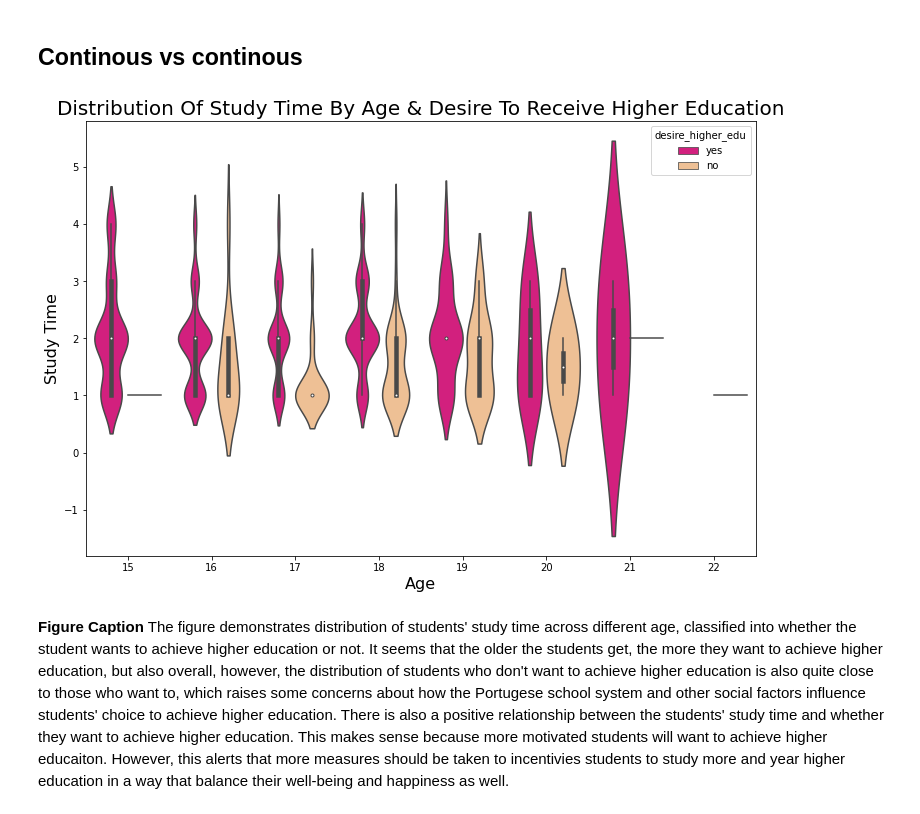
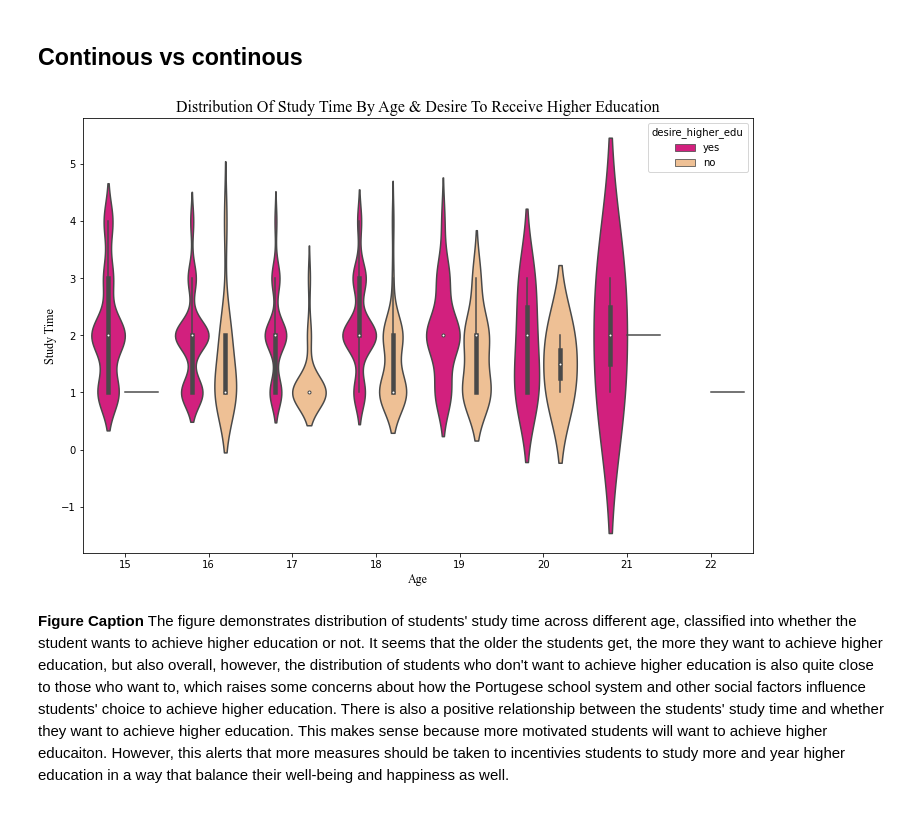
Before and after one commit to annieptba/data1030_project_-portugese-secondary-student-performance, a Jupyter notebook: src/midterm-annieptba.ipynb, the cells around one changed output. Saved outputs shown, nothing was run; the diff lists cells and outputs as text; code cells hidden in the pictures.

```diff
--- a/src/midterm-annieptba.ipynb
+++ b/src/midterm-annieptba.ipynb
@@ -185,13 +187,13 @@ The figure demonstrates distribution of students' Portugese test scores. The Por
 # %%
 # Desire for higher education and study time by age
 plt.figure(figsize=(12,8))
 sns.violinplot(x='age', y='study_time', hue='desire_higher_edu', data=df, palette="Accent_r", ylim=(1,6))
-plt.title('Distribution Of Study Time By Age & Desire To Receive Higher Education', fontsize=20)
-plt.ylabel('Study Time', fontsize=16)
-plt.xlabel('Age', fontsize=16)
+plt.title('Distribution Of Study Time By Age & Desire To Receive Higher Education',fontname="Times New Roman", fontsize=16)
+plt.ylabel('Study Time',fontname="Times New Roman", fontsize=12)
+plt.xlabel('Age',fontname="Times New Roman", fontsize=12)
 plt.savefig("Distribution Of Study Time By Age & Desire To Receive Higher Education.png")
 # %% [output]
-[figure, old version]
+[figure, new version]
 # %% [markdown]
 **Figure Caption**
 The figure demonstrates distribution of students' study time across different age, classified into whether the student wants to achieve higher education or not. It seems that the older the students get, the more they want to achieve higher education, but also overall, however, the distribution of students who don't want to achieve higher education is also quite close to those who want to, which raises some concerns about how the Portugese school system and other social factors influence students' choice to achieve higher education. There is also a positive relationship between the students' study time and whether they want to achieve higher education. This makes sense because more motivated students will want to achieve higher educaiton. However, this alerts that more measures should be taken to incentivies students to study more and year higher education in a way that balance their well-being and happiness as well.
```
Also changed, not shown: parts of 17 cells of this notebook, 9 other files.
